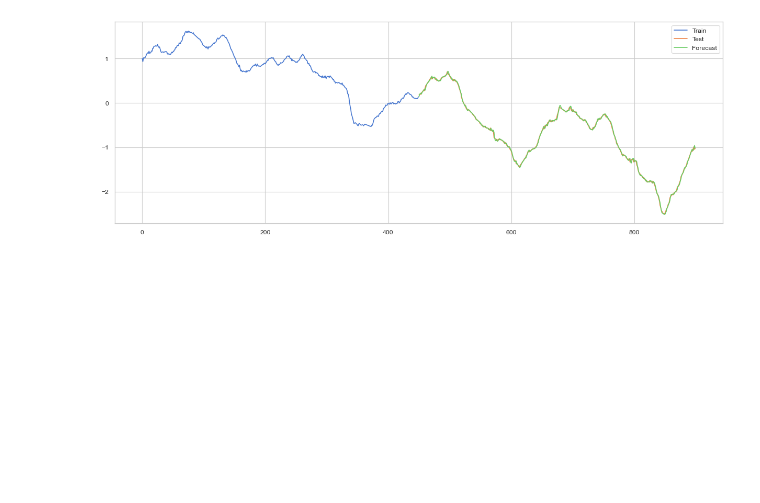
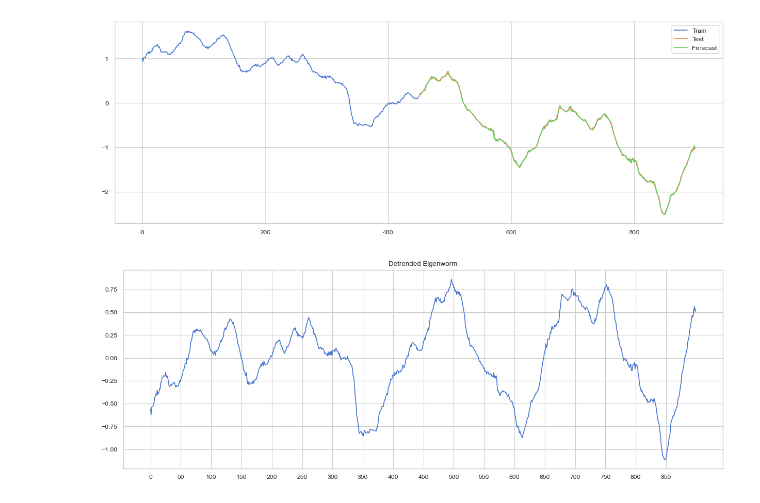
Before and after one commit to eduardotanqueiro/Project2-AAA, a Jupyter notebook: src/AAA2324_P2_62515_62928.ipynb, the cells around one changed output. Drawn from its saved outputs; the diff is of its cells as text; code cells hidden in the pictures; blank space fills up the shorter version.

Commit message:
tested detrending

```diff
--- a/src/AAA2324_P2_62515_62928.ipynb
+++ b/src/AAA2324_P2_62515_62928.ipynb
@@ -683,3 +684,13 @@ plt.legend(loc='best')
 plt.show()
 # %% [output]
 [figure]
+# %%
+X_detrended = signal.detrend(X)
+# plot detrended time series
+plt.figure(figsize=(15,5))
+plt.plot(range(0, 900), X_detrended)
+plt.xticks(range(0, 900, 50))
+plt.title("Detrended Eigenworm")
+plt.show()
+# %% [output]
+[figure, added]
```
Also changed, not shown: parts of 1 cell of this notebook.
